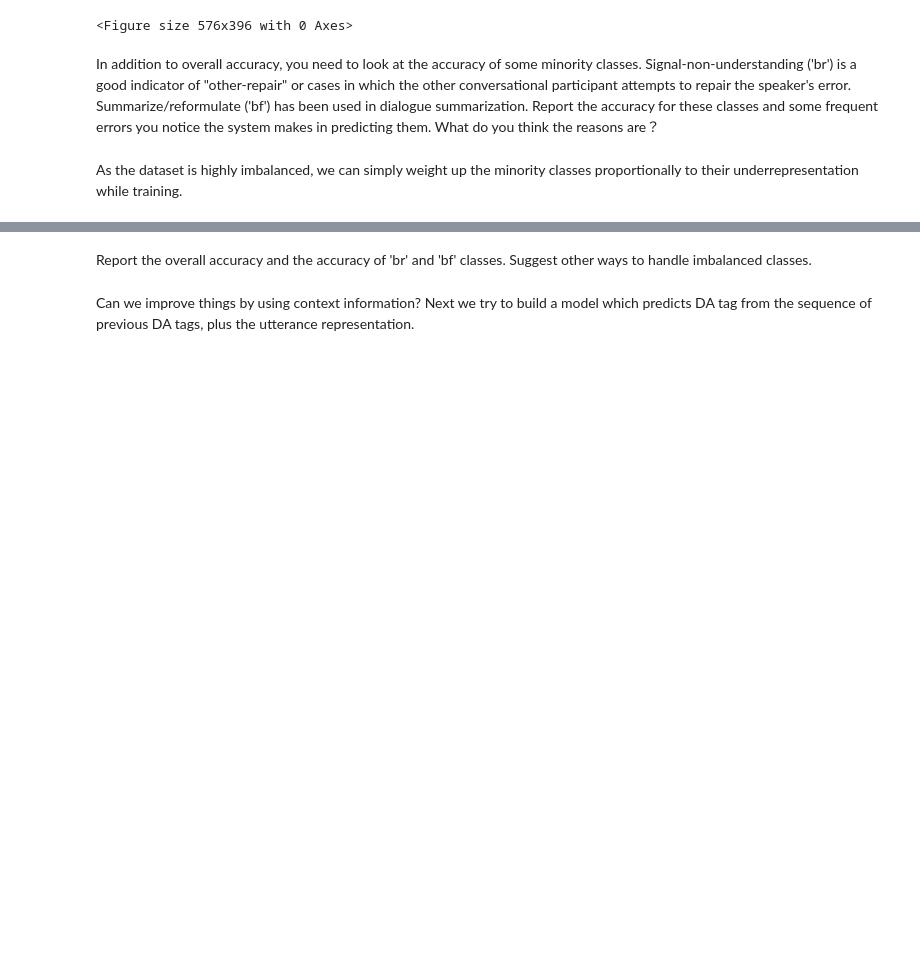
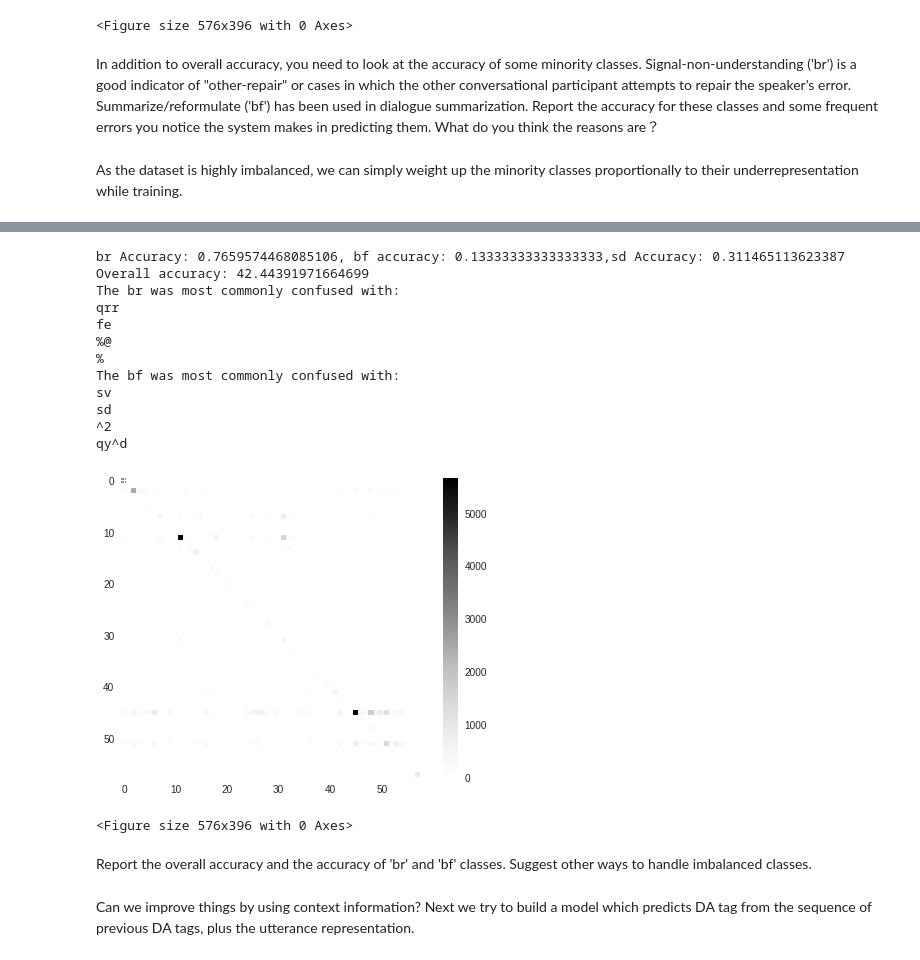
Before and after one commit to mattthelee/nlp-labs, a Jupyter notebook: nnnlpLab10/Lab10_colabversion.ipynb, the cells around one changed output, grey strips where cells are left out. Saved outputs shown, nothing was run; the diff lists cells and outputs as text; code cells hidden in the pictures; blank space fills up the shorter version.

```diff
--- a/nnnlpLab10/Lab10_colabversion.ipynb
+++ b/nnnlpLab10/Lab10_colabversion.ipynb
@@ -344,4 +342,72 @@ Epoch 00005: val_acc did not improve from 0.46505
 <keras.callbacks.History at 0x...>
+# %%
+y_pred = model.predict(test_sentences_X)
+# %%
+# Create dict to convert y vectors back to strings
+vec_to_string = {}
+for key in one_hot_encoding_dic.keys():
+    vec_to_string[one_hot_encoding_dic[key].argmax()] = key
+
+y_pred_strings = []
+for vec in y_pred:
+    y_pred_strings.append(vec_to_string[vec.argmax()])
+
+y_test_strings = []
+for vec in y_test:
+    y_test_strings.append(vec_to_string[vec.argmax()])
+
+cm = confusion_matrix(y_test_strings,y_pred_strings, labels=one_hot_encoding_dic.keys())
+brAccuracy = float(cm[brConfusionMatrixIndex][brConfusionMatrixIndex] )/ float(brTotal)
+bfAccuracy = float(cm[bfConfusionMatrixIndex][bfConfusionMatrixIndex]) / float(bfTotal)
+sdAccuracy = float(cm[sdConfusionMatrixIndex][sdConfusionMatrixIndex]) / float(sdTotal)
+print(f"br Accuracy: {brAccuracy}, bf accuracy: {bfAccuracy},sd Accuracy: {sdAccuracy} ")
+print(f"Overall accuracy: {np.diag(cm).sum()*100.0 / len(y_test)}")
+
+brCommonMistakes = cm[brConfusionMatrixIndex]
+brTop5MistakesIndices = brCommonMistakes.argsort()[-5:]
+print("The br was most commonly confused with: ")
+for index in brTop5MistakesIndices:
+  if index == brConfusionMatrixIndex:
+    continue
+  print(one_hot_encoding_dic.keys()[index])
+
+bfCommonMistakes = cm[bfConfusionMatrixIndex]
+bfTop5MistakesIndices = bfCommonMistakes.argsort()[-5:]
+print("The bf was most commonly confused with: ")
+for index in bfTop5MistakesIndices:
+  if index == bfConfusionMatrixIndex:
+    continue
+  print(one_hot_encoding_dic.keys()[index])
+
+
+# The br and bf sentences are incorrectly labelled as "%" and "qy^d" most commonly.
+# We can see from teh confusion matrix has spread out more and has a lower peak.
+# This indicates that the class weighting, has resulted in the model predicting a broader range of classes
+# The BR accuracy and BF accuracy increased as a result of the class weighting, however the overall accuracy decreases.
+# The class weighting might be better than non-weighted depending on the application of the model you are building
+# An alternative way to handle imbalanced classes is to artificially balance them, e.g. sample the data so there is a more balanced class distribution
+
+plt.imshow(cm)
+plt.colorbar()
+
+plt.show()
+
+plt.savefig("/content/gdrive/My Drive/confusionmatrixClassBalanced.png")
+# %% [output]
+br Accuracy: 0.7659574468085106, bf accuracy: 0.13333333333333333,sd Accuracy: 0.311465113623387
+Overall accuracy: 42.44391971664699
+The br was most commonly confused with:
+qrr
+fe
+%@
+%
+The bf was most commonly confused with:
+sv
+sd
+^2
+qy^d
+[figure, added]
+<Figure size 576x396 with 0 Axes>
 # %% [markdown]
 Report the overall accuracy and the accuracy of  'br' and 'bf'  classes. Suggest other ways to handle imbalanced classes.
 # %% [markdown]
```
Also changed, not shown: parts of 14 cells of this notebook.
